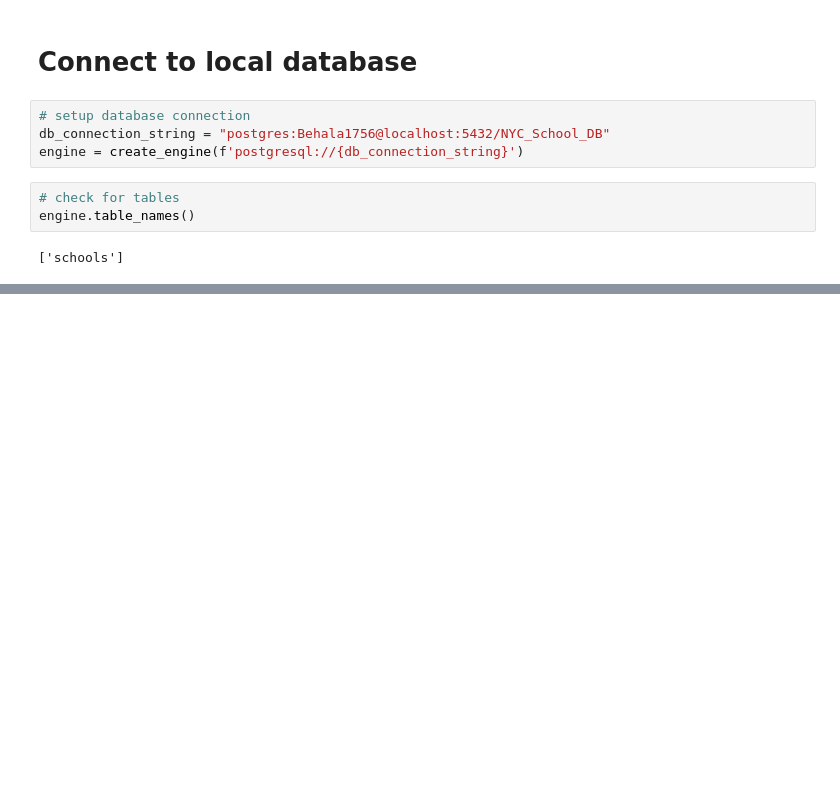
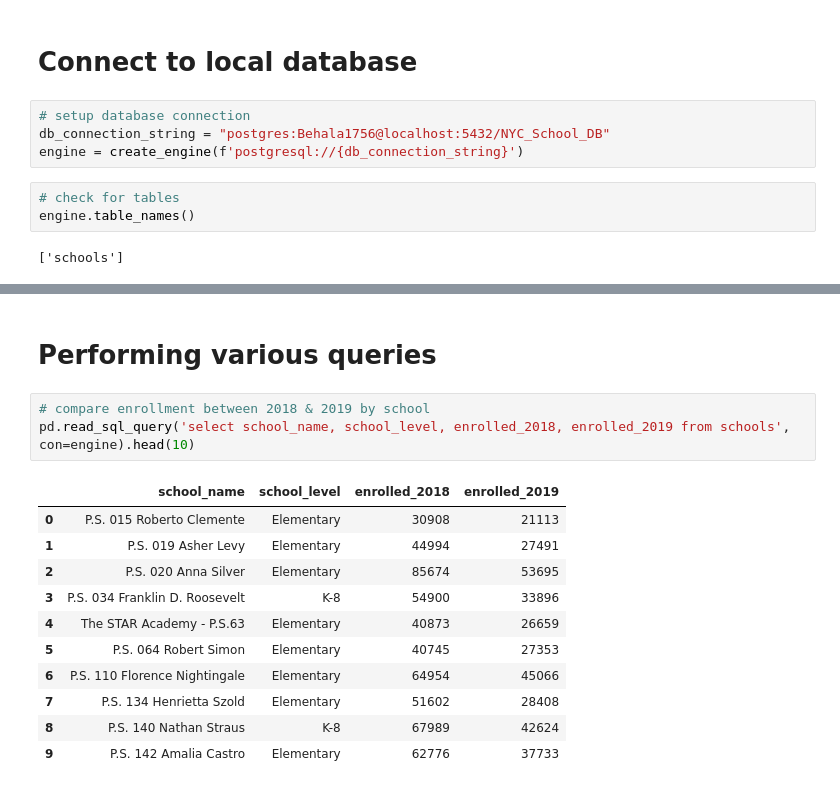
Before and after one commit to kamalnyc17/ETL_Project, a Jupyter notebook: ETL_NYC_Daily_Attendance_By_School.ipynb, the cells around one changed output, grey strips where cells are left out. Drawn from its saved outputs; the diff is of its cells as text; blank space fills up the shorter version.

```diff
--- a/ETL_NYC_Daily_Attendance_By_School.ipynb
+++ b/ETL_NYC_Daily_Attendance_By_School.ipynb
@@ -135,0 +141,17 @@ pd.read_sql_query('select * from schools', con=engine).head()
+# %% [markdown]
+# Performing various queries
+# %%
+# compare enrollment between 2018 & 2019 by school
+pd.read_sql_query('select school_name, school_level, enrolled_2018, enrolled_2019 from schools', con=engine).head(10)
+# %% [output]
+|  | school_name | school_level | enrolled_2018 | enrolled_2019 |
+| 0 | P.S. 015 Roberto Clemente | Elementary | 30908 | 21113 |
+| 1 | P.S. 019 Asher Levy | Elementary | 44994 | 27491 |
+| 2 | P.S. 020 Anna Silver | Elementary | 85674 | 53695 |
+| 3 | P.S. 034 Franklin D. Roosevelt | K-8 | 54900 | 33896 |
+| 4 | The STAR Academy - P.S.63 | Elementary | 40873 | 26659 |
+| 5 | P.S. 064 Robert Simon | Elementary | 40745 | 27353 |
+| 6 | P.S. 110 Florence Nightingale | Elementary | 64954 | 45066 |
+| 7 | P.S. 134 Henrietta Szold | Elementary | 51602 | 28408 |
+| 8 | P.S. 140 Nathan Straus | K-8 | 67989 | 42624 |
+| 9 | P.S. 142 Amalia Castro | Elementary | 62776 | 37733 |
```
Also changed, not shown: parts of 4 cells of this notebook.
